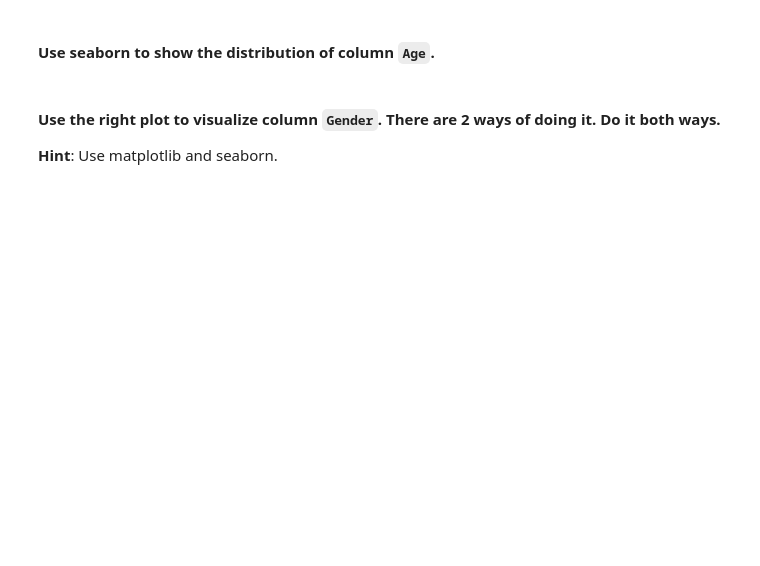
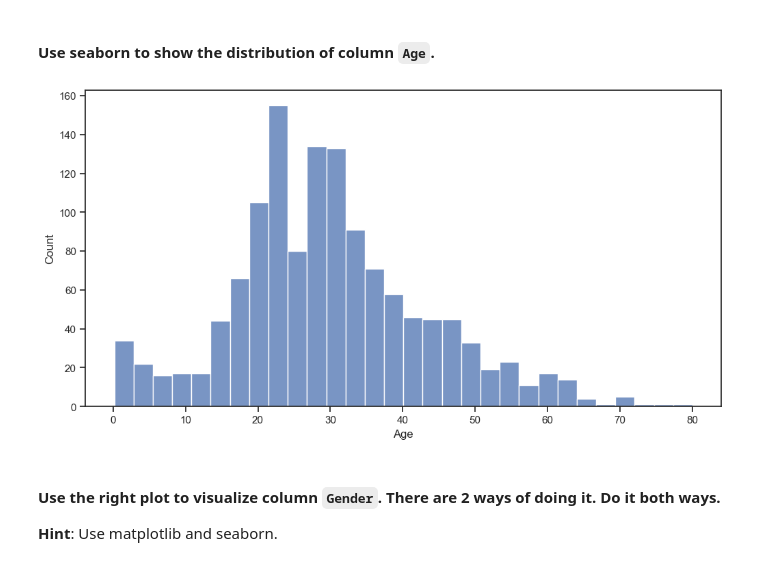
Before and after one commit to Ironhack-Data-Madrid-Abril-2023/5.2-lab_matplotlib_seaborn, a Jupyter notebook: your-code/main.ipynb, the cells around one changed output. Saved outputs shown, nothing was run; the diff lists cells and outputs as text; code cells hidden in the pictures; blank space fills up the shorter version.

```diff
--- a/your-code/main.ipynb
+++ b/your-code/main.ipynb
@@ -152,6 +211,9 @@ your comments here
 #### Use seaborn to show the distribution of column `Age`.
 # %%
 # your code here
+sns.histplot(titanic['Age']);
+# %% [output]
+[figure, added]
 # %% [markdown]
 #### Use the right plot to visualize column `Gender`. There are 2 ways of doing it. Do it both ways.
 **Hint**: Use matplotlib and seaborn.
```
Also changed, not shown: parts of 31 cells of this notebook.
